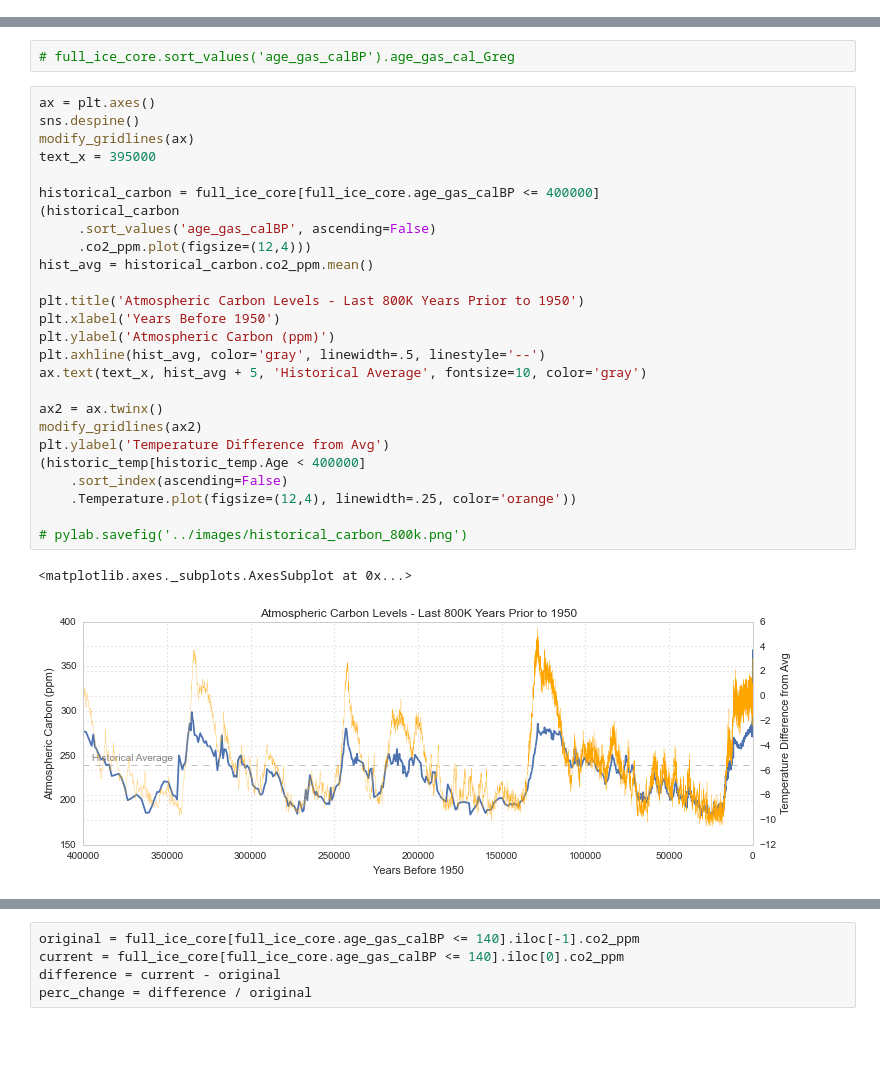
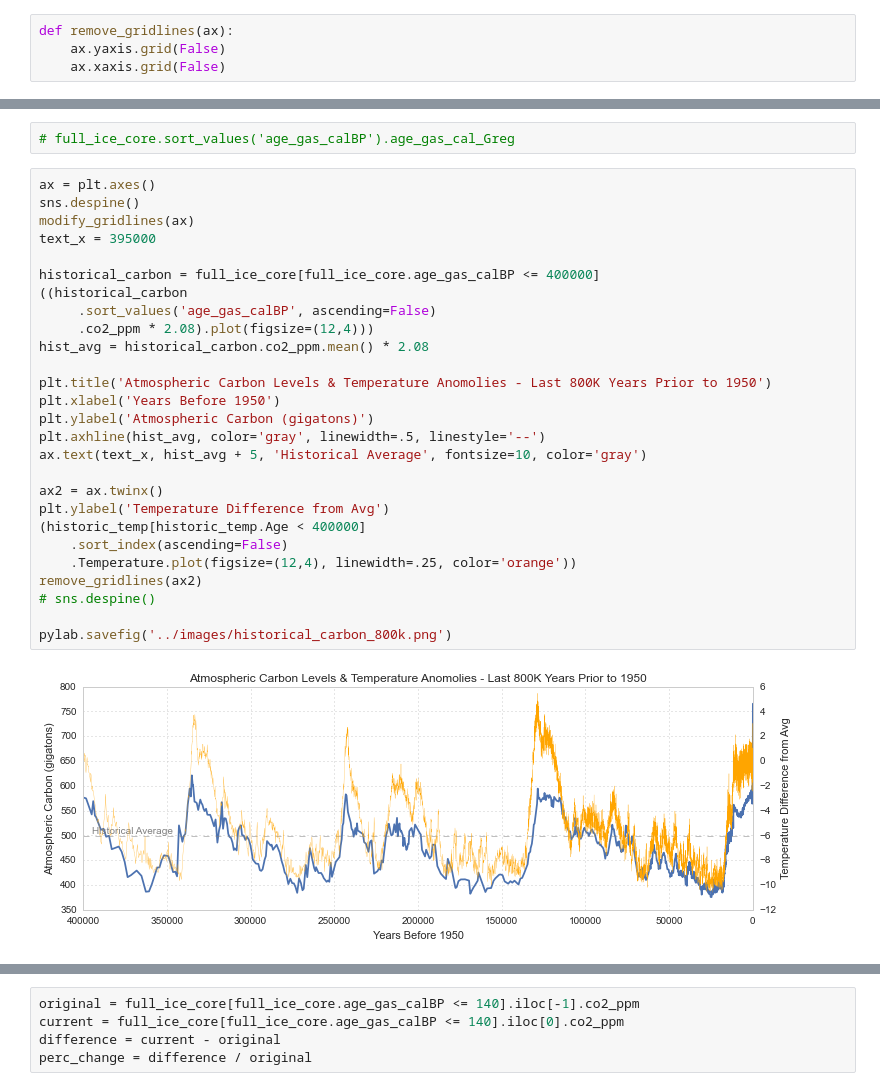
Before and after one commit to pdarche/carbon, a Jupyter notebook: notebooks/Carbon Footprint - EDA.ipynb, the cells around one changed output, grey strips where cells are left out. Saved outputs shown, nothing was run; the diff lists cells and outputs as text; blank space fills up the shorter version.

```diff
--- a/notebooks/Carbon Footprint - EDA.ipynb
+++ b/notebooks/Carbon Footprint - EDA.ipynb
@@ -28,6 +28,10 @@ sns.set_style('whitegrid')
 sns.despine()
 # %% [output]
 <matplotlib.figure.Figure at 0x...>
+# %%
+def remove_gridlines(ax):
+    ax.yaxis.grid(False)
+    ax.xaxis.grid(False)
 # %%
 def modify_gridlines(ax):
 #     ax.yaxis.grid(False)
@@ -357,32 +362,32 @@ full_ice_core['co2_gt'] = full_ice_core.co2_ppm * 7.76
 # %%
 ax = plt.axes()
 sns.despine()
 modify_gridlines(ax)
 text_x = 395000
 
 historical_carbon = full_ice_core[full_ice_core.age_gas_calBP <= 400000]
-(historical_carbon
+((historical_carbon
      .sort_values('age_gas_calBP', ascending=False)
-     .co2_ppm.plot(figsize=(12,4)))
-hist_avg = historical_carbon.co2_ppm.mean()
+     .co2_ppm * 2.08).plot(figsize=(12,4)))
+hist_avg = historical_carbon.co2_ppm.mean() * 2.08
 
-plt.title('Atmospheric Carbon Levels - Last 800K Years Prior to 1950')
+plt.title('Atmospheric Carbon Levels & Temperature Anomolies - Last 800K Years Prior to 1950')
 plt.xlabel('Years Before 1950')
-plt.ylabel('Atmospheric Carbon (ppm)')
+plt.ylabel('Atmospheric Carbon (gigatons)')
 plt.axhline(hist_avg, color='gray', linewidth=.5, linestyle='--')
 ax.text(text_x, hist_avg + 5, 'Historical Average', fontsize=10, color='gray')
 
 ax2 = ax.twinx()
-modify_gridlines(ax2)
 plt.ylabel('Temperature Difference from Avg')
 (historic_temp[historic_temp.Age < 400000]
     .sort_index(ascending=False)
     .Temperature.plot(figsize=(12,4), linewidth=.25, color='orange'))
+remove_gridlines(ax2)
+# sns.despine()
 
-# pylab.savefig('../images/historical_carbon_800k.png')
+pylab.savefig('../images/historical_carbon_800k.png')
 # %% [output]
-<matplotlib.axes._subplots.AxesSubplot at 0x...>
-[figure, old version]
+[figure, new version]
 # %%
 ax = plt.axes()
 sns.despine()
```
Also changed, not shown: parts of 15 cells of this notebook, 5 other files.
